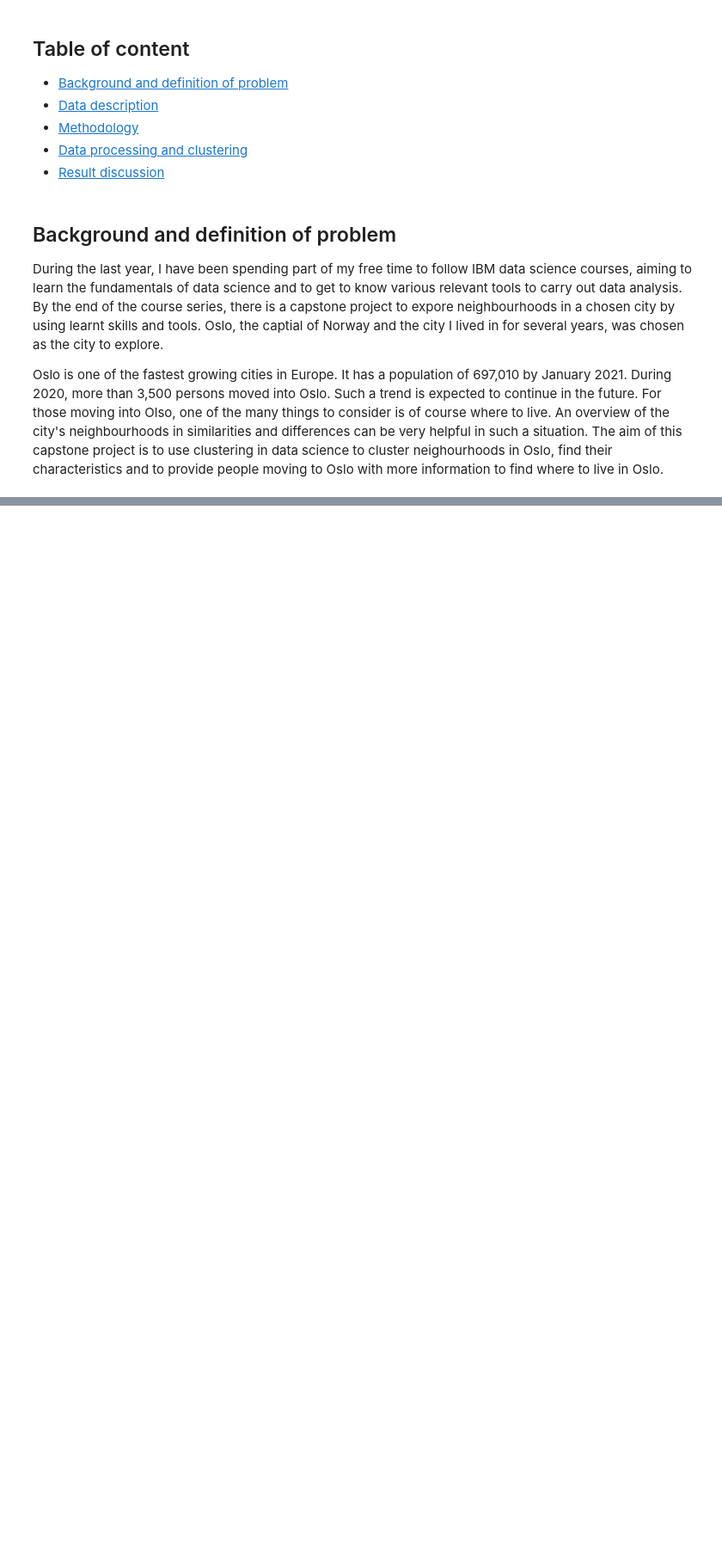
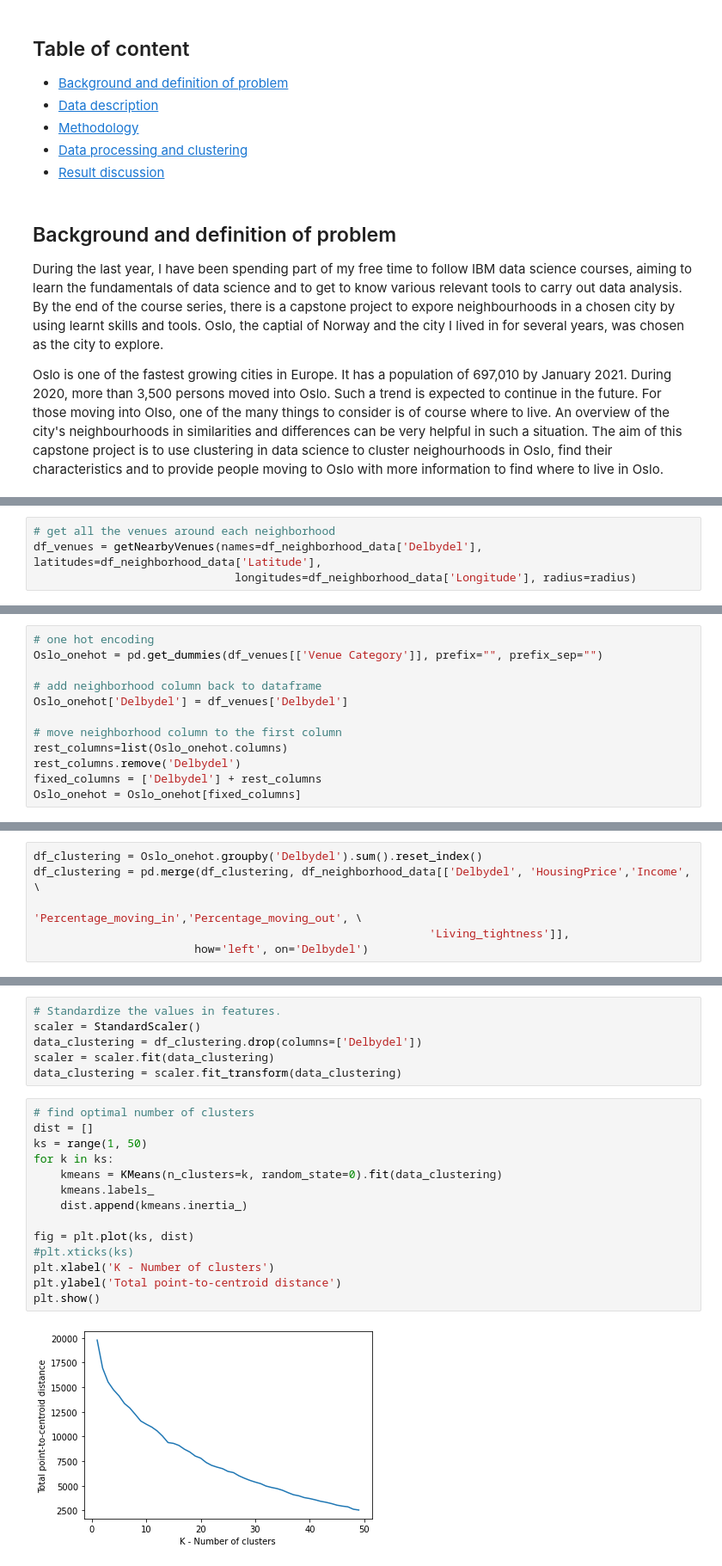
Before and after one commit to YunaZhao-N/Coursera_Capstone, a Jupyter notebook: CapstoneProject.ipynb, the cells around one changed output, grey strips where cells are left out. Shown at 86% size. Drawn from its saved outputs; the diff is of its cells as text; blank space fills up the shorter version.

```diff
--- a/CapstoneProject.ipynb
+++ b/CapstoneProject.ipynb
@@ -66,0 +943,4 @@ ModuleNotFoundError: No module named 'seaborn'
+# %%
+# get all the venues around each neighborhood
+df_venues = getNearbyVenues(names=df_neighborhood_data['Delbydel'], latitudes=df_neighborhood_data['Latitude'],
+                              longitudes=df_neighborhood_data['Longitude'], radius=radius)
@@ -66,0 +1041,12 @@ ModuleNotFoundError: No module named 'seaborn'
+# %%
+# one hot encoding
+Oslo_onehot = pd.get_dummies(df_venues[['Venue Category']], prefix="", prefix_sep="")
+
+# add neighborhood column back to dataframe
+Oslo_onehot['Delbydel'] = df_venues['Delbydel']
+
+# move neighborhood column to the first column
+rest_columns=list(Oslo_onehot.columns)
+rest_columns.remove('Delbydel')
+fixed_columns = ['Delbydel'] + rest_columns
+Oslo_onehot = Oslo_onehot[fixed_columns]
@@ -66,0 +1102,6 @@ ModuleNotFoundError: No module named 'seaborn'
+# %%
+df_clustering = Oslo_onehot.groupby('Delbydel').sum().reset_index()
+df_clustering = pd.merge(df_clustering, df_neighborhood_data[['Delbydel', 'HousingPrice','Income', \
+                                                            'Percentage_moving_in','Percentage_moving_out', \
+                                                           'Living_tightness']],
+                        how='left', on='Delbydel')
@@ -66,0 +1114,22 @@ ModuleNotFoundError: No module named 'seaborn'
+# %%
+# Standardize the values in features.
+scaler = StandardScaler()
+data_clustering = df_clustering.drop(columns=['Delbydel'])
+scaler = scaler.fit(data_clustering)
+data_clustering = scaler.fit_transform(data_clustering)
+# %%
+# find optimal number of clusters
+dist = []
+ks = range(1, 50)
+for k in ks:
+    kmeans = KMeans(n_clusters=k, random_state=0).fit(data_clustering)
+    kmeans.labels_
+    dist.append(kmeans.inertia_)
+
+fig = plt.plot(ks, dist)
+#plt.xticks(ks)
+plt.xlabel('K - Number of clusters')
+plt.ylabel('Total point-to-centroid distance')
+plt.show()
+# %% [output]
+[figure, added]
```
Also changed, not shown: parts of 190 cells of this notebook.
